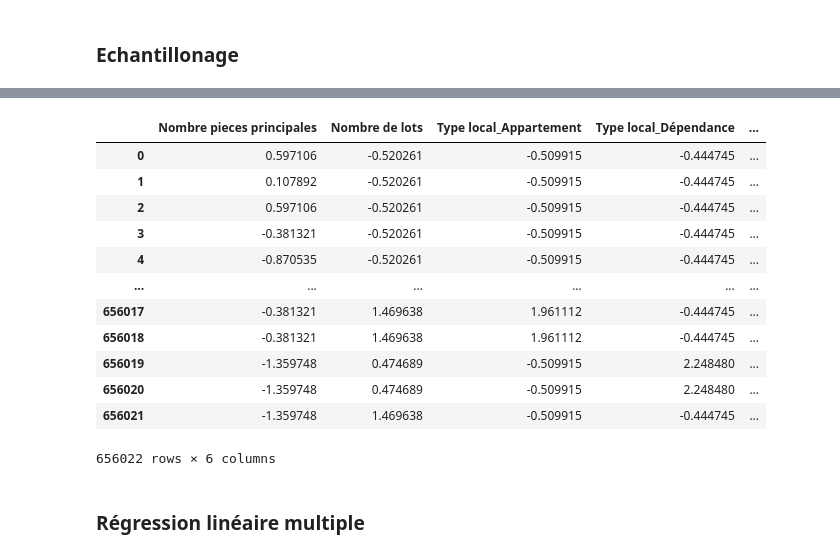
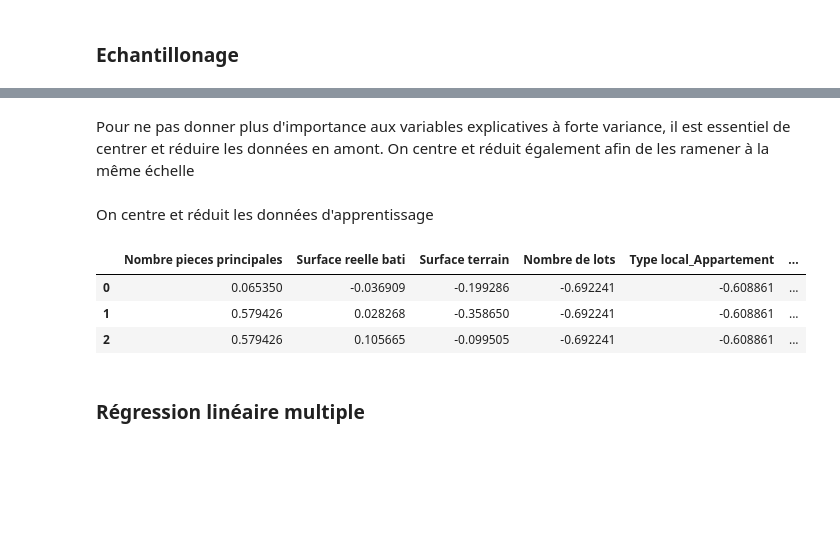
Before and after one commit to dounya-bourhani/ProjetPython, a Jupyter notebook: modeles-ml-dounya.ipynb, the cells around one changed output, grey strips where cells are left out. Cells and saved outputs as stored; diff of their text form; code cells hidden in the pictures; blank space fills up the shorter version.

Commit message:
tests sur différents modèles de regression

```diff
--- a/modeles-ml-dounya.ipynb
+++ b/modeles-ml-dounya.ipynb
@@ -67,5 +161,12 @@ Name: Valeur fonciere, Length: 656022, dtype: float64
 # %%
-# on remplace les NA dans la colonne 'Nombre pieces principales' par la moyenne
+# on remplace les NA dans la colonne 'Nombre pieces principales' et dans 'Surface reelle bati'
+# et dans 'Surface terrain' par leurs moyennes
 X['Nombre pieces principales'].fillna(X['Nombre pieces principales'].mean(), inplace=True)
 X['Nombre pieces principales'].isna().value_counts()
+
+X['Surface reelle bati'].fillna(X['Surface reelle bati'].mean(), inplace=True)
+X['Surface reelle bati'].isna().value_counts()
+
+X['Surface terrain'].fillna(X['Surface terrain'].mean(), inplace=True)
+X['Surface terrain'].isna().value_counts()
 # %% [output]
@@ -87,29 +196,23 @@ dtype: float64
-# %%
-from sklearn.preprocessing import StandardScaler
-
-scaler = StandardScaler()
-# Appliquez la standardisation aux données de X
-X_stand = pd.DataFrame(scaler.fit_transform(X), columns=X.columns)
-X_stand
-# %% [output]
-|  | Nombre pieces principales | Nombre de lots | Type local_Appartement | Type local_Dépendance | ... |
-| 0 | 0.597106 | -0.520261 | -0.509915 | -0.444745 | ... |
-| 1 | 0.107892 | -0.520261 | -0.509915 | -0.444745 | ... |
-| 2 | 0.597106 | -0.520261 | -0.509915 | -0.444745 | ... |
-| 3 | -0.381321 | -0.520261 | -0.509915 | -0.444745 | ... |
-| 4 | -0.870535 | -0.520261 | -0.509915 | -0.444745 | ... |
-| ... | ... | ... | ... | ... | ... |
-| 656017 | -0.381321 | 1.469638 | 1.961112 | -0.444745 | ... |
-| 656018 | -0.381321 | 1.469638 | 1.961112 | -0.444745 | ... |
-| 656019 | -1.359748 | 0.474689 | -0.509915 | 2.248480 | ... |
-| 656020 | -1.359748 | 0.474689 | -0.509915 | 2.248480 | ... |
-| 656021 | -1.359748 | 1.469638 | -0.509915 | -0.444745 | ... |
-656022 rows × 6 columns
 # %%
 from sklearn.model_selection import train_test_split
 #70% des données pour l’apprentissage
 #30% des données pour l'échantillon test
 X_train, X_test, y_train, y_test = train_test_split(X, Y, test_size = 0.30, random_state = 42)
+# %% [markdown]
+Pour ne pas donner plus d'importance aux variables explicatives à forte variance, il est essentiel de centrer et réduire les données en amont. On centre et réduit également afin de les ramener à la même échelle
+# %% [markdown]
+On centre et réduit les données d'apprentissage
+# %%
+# Appliquez la standardisation aux données de X
+scaler = StandardScaler()
+X_train_CR = scaler.fit_transform(X_train)
+X_test_CR = scaler.fit_transform(X_test)
+pd.DataFrame(X_test_CR, columns=X_test.columns).head(3)
+# %% [output]
+|  | Nombre pieces principales | Surface reelle bati | Surface terrain | Nombre de lots | Type local_Appartement | ... |
+| 0 | 0.065350 | -0.036909 | -0.199286 | -0.692241 | -0.608861 | ... |
+| 1 | 0.579426 | 0.028268 | -0.358650 | -0.692241 | -0.608861 | ... |
+| 2 | 0.579426 | 0.105665 | -0.099505 | -0.692241 | -0.608861 | ... |
 # %% [markdown]
 ### Régression linéaire multiple
 # %% [markdown]
```
Also changed, not shown: parts of 52 cells of this notebook.
